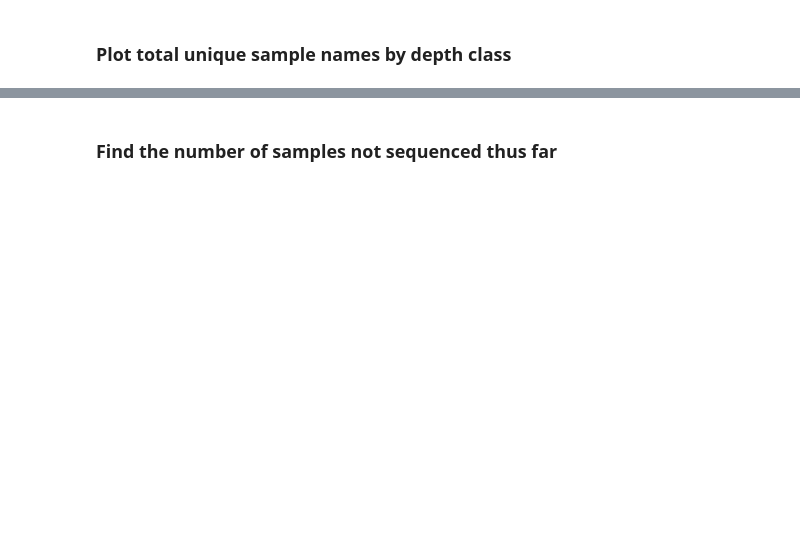
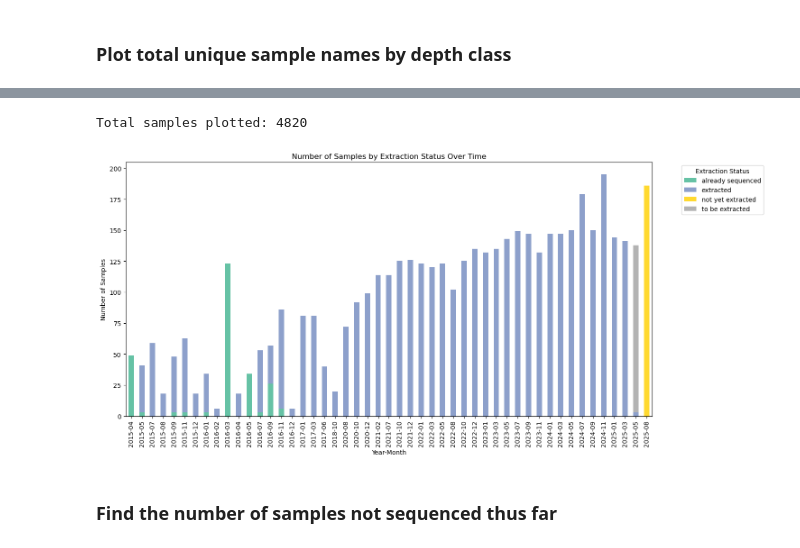
Before and after one commit to eqmh/SFER, a Jupyter notebook: sfer_mbon_stats.ipynb, the cells around one changed output, grey strips where cells are left out. Cells and saved outputs as stored; diff of their text form; code cells hidden in the pictures; blank space fills up the shorter version.

```diff
--- a/sfer_mbon_stats.ipynb
+++ b/sfer_mbon_stats.ipynb
@@ -533,3 +632,82 @@ Total unique 'samp_name' plotted: 4564
+# %%
+# Load SAMPLE metadata
+mbon_data_sample = pd.read_csv('FAIRe-NOAA_noaa-aoml-seusmbon - sampleMetadata.csv', header=2)
+
+# Filter metadata by 'samp_category' and 'extraction_status'
+mbon_data_sample = mbon_data_sample[mbon_data_sample['samp_category'] == 'sample']
+mbon_data_sample = mbon_data_sample[mbon_data_sample['extraction_status'].isin(['extracted', 'not yet extracted', 'to be extracted','already sequenced'])]
+
+# Extract information from 'samp_name' into new columns
+split_names = mbon_data_sample['samp_name'].str.split('_', expand=True)
+cols = ['project', 'cruise_id', 'transect_id', 'station_id', 'depth_class', 'replicate']
+for i, col in enumerate(cols):
+    if i < split_names.shape[1]:
+        mbon_data_sample[col] = split_names[i]
+    else:
+        mbon_data_sample[col] = None
+
+# Extract year and day-of-year from 'cruise_id'
+temp_df2 = mbon_data_sample['cruise_id'].str.extract(r'(\d{2})(\d{3})$', expand=True)
+temp_df2.rename(columns={0: 'year_short', 1: 'day_of_year'}, inplace=True)
+
+# Convert to numeric, coercing errors to NaN
+temp_df2['year_short'] = pd.to_numeric(temp_df2['year_short'], errors='coerce')
+temp_df2['day_of_year'] = pd.to_numeric(temp_df2['day_of_year'], errors='coerce')
+
+# Create a full year column
+temp_df2['year'] = 2000 + temp_df2['year_short']
+
+# Combine year and day_of_year to create a datetime object, handling NaNs
+temp_df2['year'] = temp_df2['year'].astype('Int64')
+temp_df2['day_of_year'] = temp_df2['day_of_year'].astype('Int64')
+
+# Create a date string 'YYYY-JJJ'
+date_str = temp_df2['year'].astype(str) + '-' + temp_df2['day_of_year'].astype(str).str.zfill(3)
+
+# Convert to datetime
+datetime_col = pd.to_datetime(date_str, format='%Y-%j', errors='coerce')
+
+# Assign new columns to the mbon_data DataFrame
+mbon_data_sample['year'] = datetime_col.dt.year
+mbon_data_sample['month'] = datetime_col.dt.month
+mbon_data_sample['day'] = datetime_col.dt.day
+
+# --- NEW PLOTTING CODE ADDED BELOW ---
+
+# Drop rows where year or month is NaN to ensure a continuous time series
+mbon_data_sample.dropna(subset=['year', 'month'], inplace=True)
+mbon_data_sample['year'] = mbon_data_sample['year'].astype(int)
+mbon_data_sample['month'] = mbon_data_sample['month'].astype(int)
+
+# Create a 'year_month' column for chronological plotting
+mbon_data_sample['year_month'] = mbon_data_sample['year'].astype(str) + '-' + mbon_data_sample['month'].astype(str).str.zfill(2)
+
+# Group by 'year_month' and 'extraction_status', then count the samples
+monthly_status = mbon_data_sample.groupby(['year_month', 'extraction_status']).size().unstack(fill_value=0)
+
+# Sort index chronologically before plotting
+monthly_status = monthly_status.sort_index()
+
+# Create the stacked bar plot
+monthly_status.plot(kind='bar', stacked=True, figsize=(15, 7), colormap='Set2')
+
+plt.title("Number of Samples by Extraction Status Over Time")
+plt.xlabel("Year-Month")
+plt.ylabel("Number of Samples")
+plt.xticks(rotation=90)
+
+# Place the legend outside to ensure it doesn't overlap any bars
+plt.legend(title='Extraction Status', bbox_to_anchor=(1.05, 1), loc='upper left')
+plt.tight_layout()
+
+# Save the plot to a file
+plt.savefig('samples_by_extraction_status.png')
+
+# Print summary verification
+print(f"Total samples plotted: {monthly_status.sum().sum()}")
+# %% [output]
+Total samples plotted: 4820
+[figure, added]
 # %% [markdown]
 ### Find the number of samples not sequenced thus far
 # %%
```
Also changed, not shown: parts of 9 cells of this notebook.
